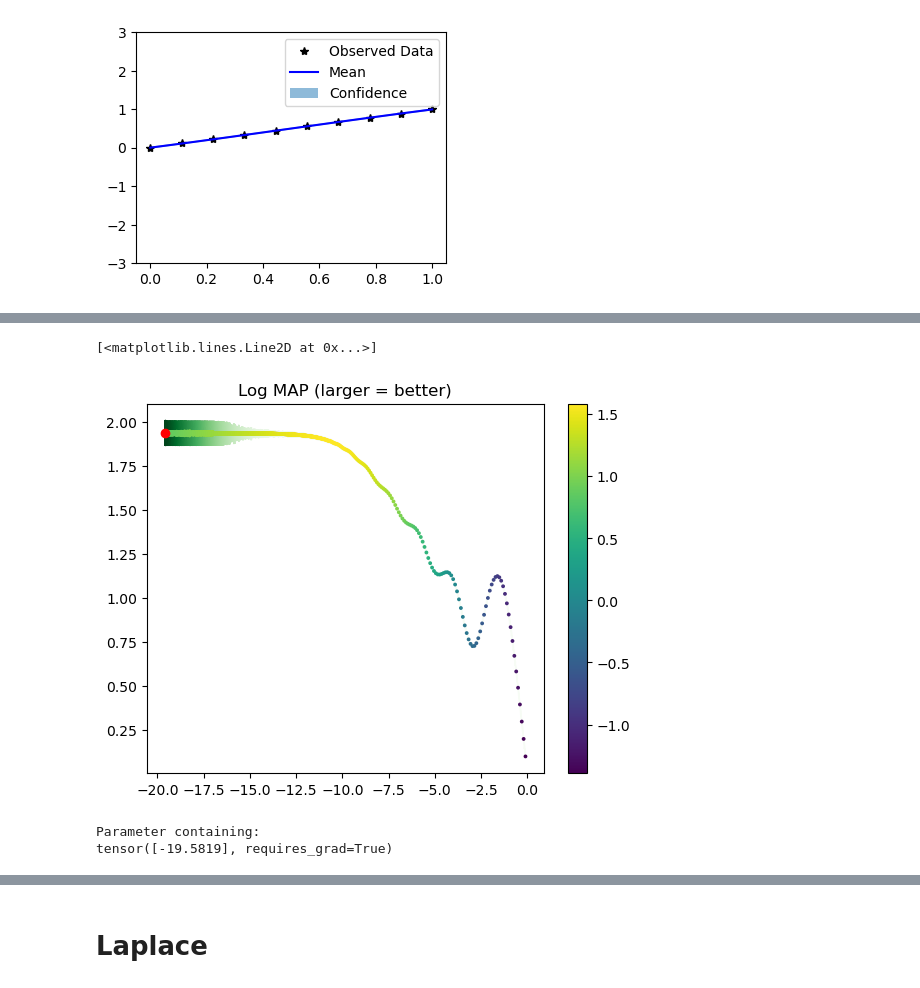
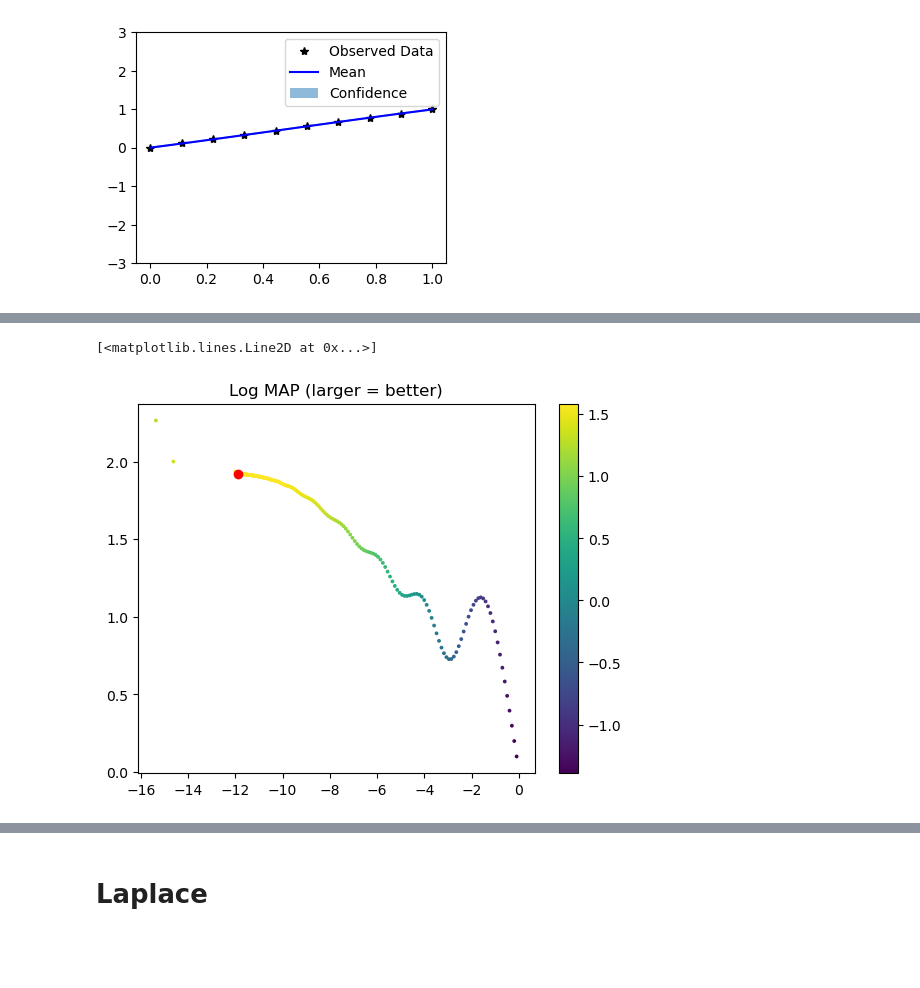
Before and after one commit to ABesginow/LaplaceKernelSearch, a Jupyter notebook: exploration_tests/linear.ipynb, the cells around one changed output, grey strips where cells are left out. Drawn from its saved outputs; the diff is of its cells as text; code cells hidden in the pictures; blank space fills up the shorter version.

```diff
--- a/exploration_tests/linear.ipynb
+++ b/exploration_tests/linear.ipynb
@@ -325,7 +325,7 @@ tensor([[1.0000, 0.9872, 0.9499, 0.8908, 0.8142, 0.7253, 0.6297, 0.5328, 0.4394,
 # %% [markdown]
 # Training
 # %%
-num_train_iter = 8000
+num_train_iter = 200
 use_MAP = True
 use_LBFGS = True
 # Train the MAP for 100 Iterations of ADAM and then 50 more of L-BFGS
@@ -413,38 +413,32 @@ observed_pred.confidence_region()
 param_keys = list(training_log["training_log"].keys())
 filtered = False
 filtered_noise = list()
 filtered_length = list()
 filtered_loglike = list()
 
 # loop to filter draws below X
 for n, l, llik in zip(training_log["training_log"][param_keys[0]], training_log["training_log"][param_keys[1]], training_log["likelihood_log"]):
     if llik > -5000:
         filtered_noise.append(n)
         filtered_length.append(l)
         filtered_loglike.append(llik)
 
 if filtered:
     for i in range(len(filtered_noise)-1):
         n, l = filtered_noise[i], filtered_length[i]
         n2, l2 = filtered_noise[i+1], filtered_length[i+1]
         plt.arrow(n, l, n2-n, l2-l, color=mpl.colormaps["Greens"](i/len(filtered_noise)), head_length = 0.07, head_width = 0.025, length_includes_head = True)
     plt.scatter(filtered_noise, filtered_length, c=filtered_loglike, s=3)
 else:
     for i in range(len(training_log["training_log"][param_keys[0]])-1):
         n, l = training_log["training_log"][param_keys[0]][i], training_log["training_log"][param_keys[1]][i]
         n2, l2 = training_log["training_log"][param_keys[0]][i+1], training_log["training_log"][param_keys[1]][i+1]
-        plt.arrow(n, l, n2-n, l2-l, color=mpl.colormaps["Greens"](i/len(training_log["training_log"][param_keys[0]])), head_length = 0.07, head_width = 0.025, length_includes_head = True)
+        #plt.arrow(n, l, n2-n, l2-l, color=mpl.colormaps["Greens"](i/len(training_log["training_log"][param_keys[0]])), head_length = 0.07, head_width = 0.025, length_includes_head = True)
     plt.scatter(training_log["training_log"][param_keys[0]], training_log["training_log"][param_keys[1]], c=-torch.Tensor(training_log["likelihood_log"]), s=3)
 plt.title("Log MAP (larger = better)" if use_MAP else "Log Likelihood (larger = better)")
 plt.colorbar()
 
 plt.plot(training_log["training_log"][param_keys[0]][-1], training_log["training_log"][param_keys[1]][-1], "ro")
 # %% [output]
 [<matplotlib.lines.Line2D at 0x...>]
-[figure, old version]
+[figure, new version]
-# %%
-#-20.72391046790584 1.858309853623087
-model.likelihood.raw_noise
-# %% [output]
-Parameter containing:
-tensor([-19.5819], requires_grad=True)
```
Also changed, not shown: parts of 15 cells of this notebook.
